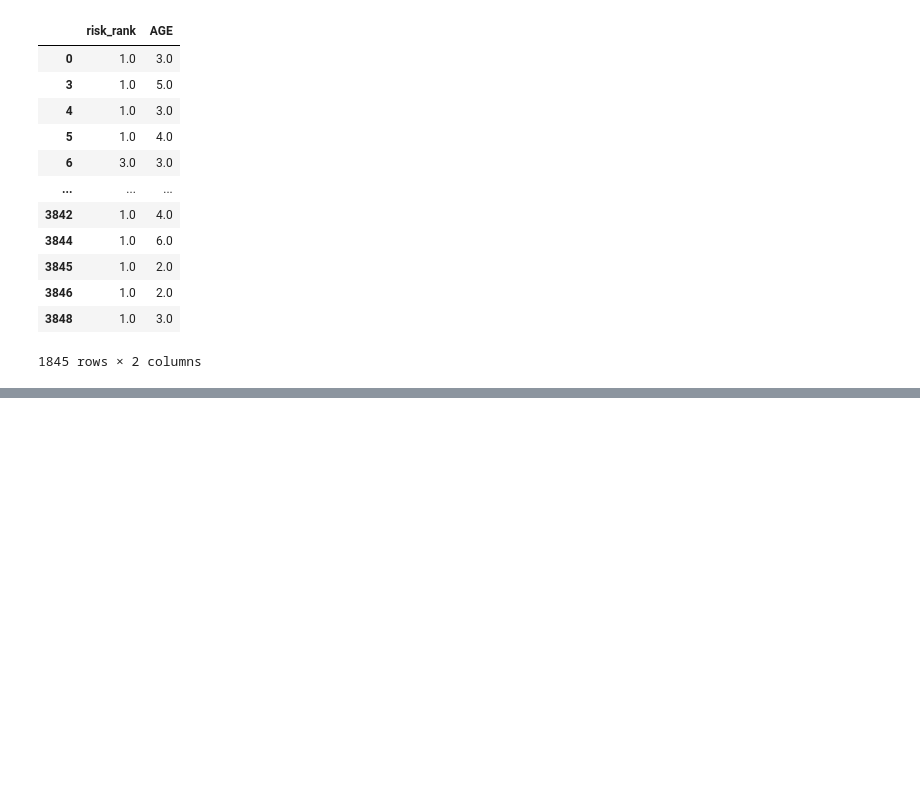
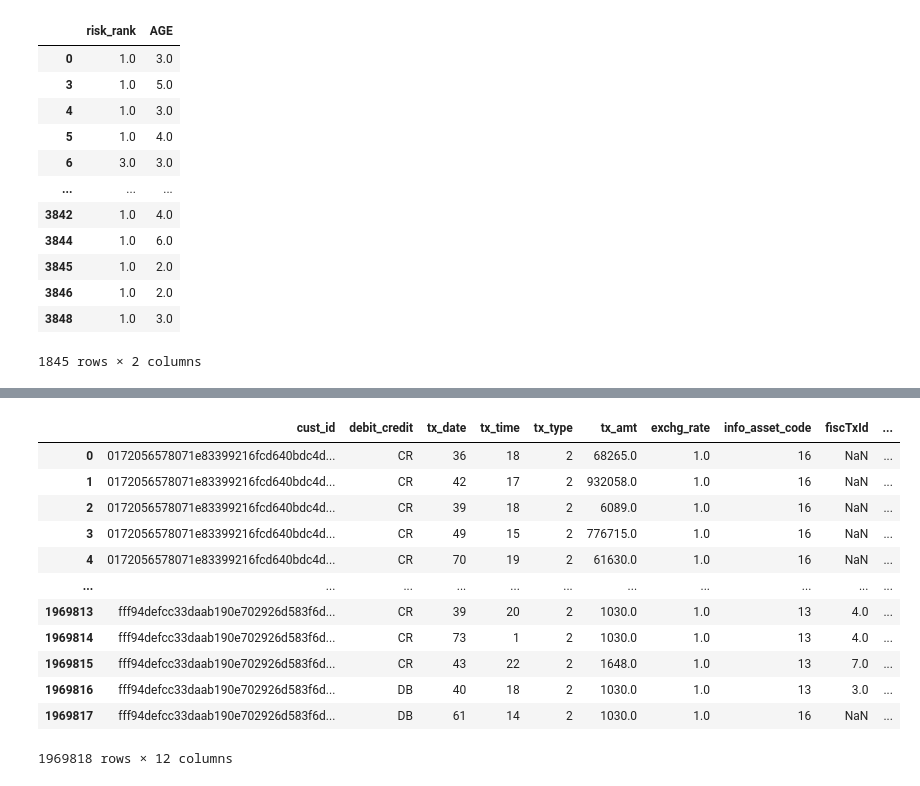
Before and after one commit to NTHU-Projects/dm-suspected-money-laundering-transactions-detection, a Jupyter notebook: experiment1_edwin/logistic_regression.ipynb, the cells around one changed output, grey strips where cells are left out. Cells and saved outputs as stored; diff of their text form; code cells hidden in the pictures; blank space fills up the shorter version.

```diff
--- a/experiment1_edwin/logistic_regression.ipynb
+++ b/experiment1_edwin/logistic_regression.ipynb
@@ -420,0 +491,16 @@ final_submit.to_csv('final_submit.csv', index=False)
+# %%
+xdp
+# %% [output]
+|  | cust_id | debit_credit | tx_date | tx_time | tx_type | tx_amt | exchg_rate | info_asset_code | fiscTxId | ... |
+| 0 | 0172056578071e83399216fcd640bdc4d... | CR | 36 | 18 | 2 | 68265.0 | 1.0 | 16 | NaN | ... |
+| 1 | 0172056578071e83399216fcd640bdc4d... | CR | 42 | 17 | 2 | 932058.0 | 1.0 | 16 | NaN | ... |
+| 2 | 0172056578071e83399216fcd640bdc4d... | CR | 39 | 18 | 2 | 6089.0 | 1.0 | 16 | NaN | ... |
+| 3 | 0172056578071e83399216fcd640bdc4d... | CR | 49 | 15 | 2 | 776715.0 | 1.0 | 16 | NaN | ... |
+| 4 | 0172056578071e83399216fcd640bdc4d... | CR | 70 | 19 | 2 | 61630.0 | 1.0 | 16 | NaN | ... |
+| ... | ... | ... | ... | ... | ... | ... | ... | ... | ... | ... |
+| 1969813 | fff94defcc33daab190e702926d583f6d... | CR | 39 | 20 | 2 | 1030.0 | 1.0 | 13 | 4.0 | ... |
+| 1969814 | fff94defcc33daab190e702926d583f6d... | CR | 73 | 1 | 2 | 1030.0 | 1.0 | 13 | 4.0 | ... |
+| 1969815 | fff94defcc33daab190e702926d583f6d... | CR | 43 | 22 | 2 | 1648.0 | 1.0 | 13 | 7.0 | ... |
+| 1969816 | fff94defcc33daab190e702926d583f6d... | DB | 40 | 18 | 2 | 1030.0 | 1.0 | 13 | 3.0 | ... |
+| 1969817 | fff94defcc33daab190e702926d583f6d... | DB | 61 | 14 | 2 | 1030.0 | 1.0 | 16 | NaN | ... |
+1969818 rows × 12 columns
```
Also changed, not shown: parts of 37 cells of this notebook, 1 other file.
